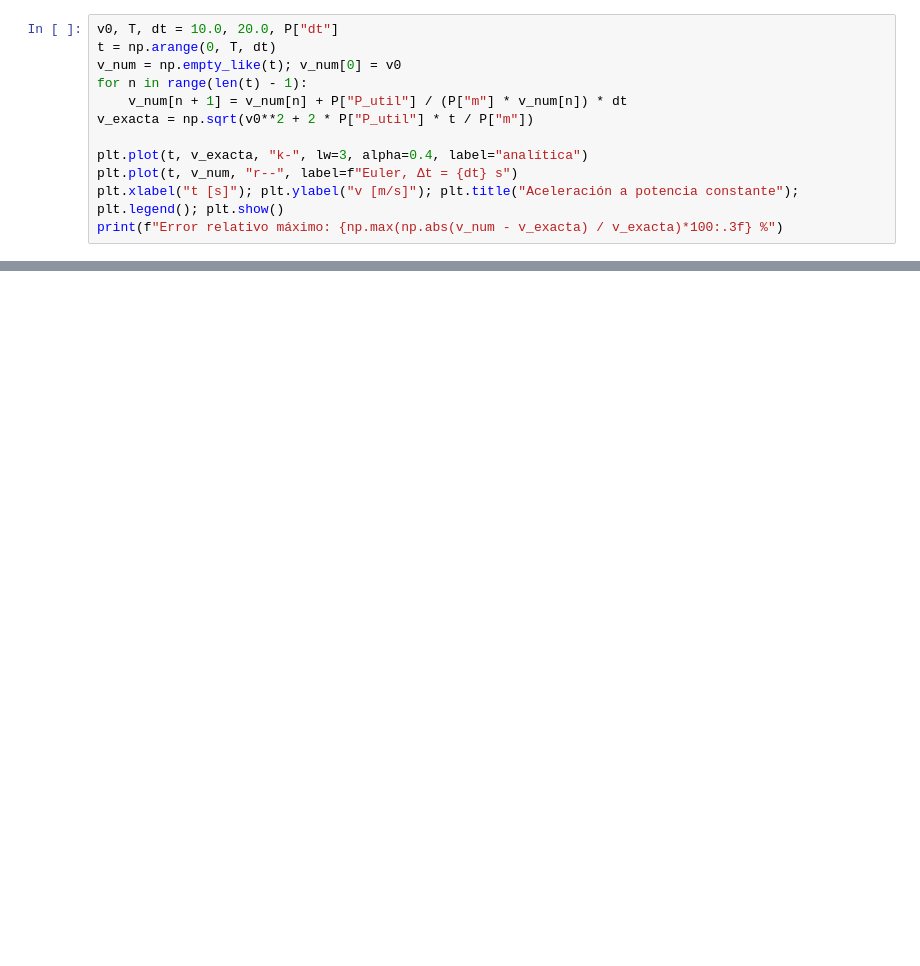
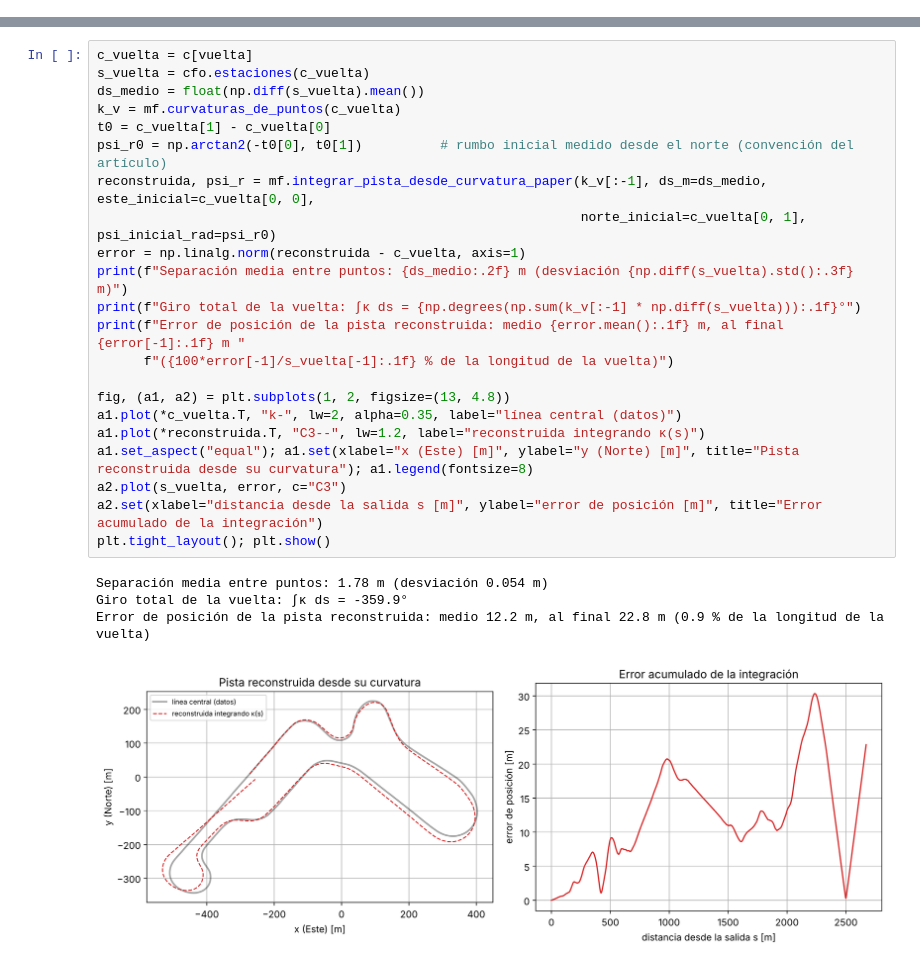
Before and after one commit to SamuelB562/Proyecto_Fisica, a Jupyter notebook: Proyecto_final_Fisica.ipynb, the cells around one changed output, grey strips where cells are left out. Saved outputs shown, nothing was run; the diff lists cells and outputs as text; blank space fills up the shorter version.

```diff
--- a/Proyecto_final_Fisica.ipynb
+++ b/Proyecto_final_Fisica.ipynb
@@ -486,12 +0,0 @@ $$v(t) = \sqrt{v_0^2 + \frac{2Pt}{m}}$$
-# %%
-v0, T, dt = 10.0, 20.0, P["dt"]
-t = np.arange(0, T, dt)
-v_num = np.empty_like(t); v_num[0] = v0
-for n in range(len(t) - 1):
-    v_num[n + 1] = v_num[n] + P["P_util"] / (P["m"] * v_num[n]) * dt
-v_exacta = np.sqrt(v0**2 + 2 * P["P_util"] * t / P["m"])
-
-plt.plot(t, v_exacta, "k-", lw=3, alpha=0.4, label="analítica")
-plt.plot(t, v_num, "r--", label=f"Euler, Δt = {dt} s")
-plt.xlabel("t [s]"); plt.ylabel("v [m/s]"); plt.title("Aceleración a potencia constante"); plt.legend(); plt.show()
-print(f"Error relativo máximo: {np.max(np.abs(v_num - v_exacta) / v_exacta)*100:.3f} %")
@@ -700,0 +600,27 @@ Recordar que todo lo que esté en el notebook puede ser objeto de preguntas en l
+# %%
+c_vuelta = c[vuelta]
+s_vuelta = cfo.estaciones(c_vuelta)
+ds_medio = float(np.diff(s_vuelta).mean())
+k_v = mf.curvaturas_de_puntos(c_vuelta)
+t0 = c_vuelta[1] - c_vuelta[0]
+psi_r0 = np.arctan2(-t0[0], t0[1])          # rumbo inicial medido desde el norte (convención del artículo)
+reconstruida, psi_r = mf.integrar_pista_desde_curvatura_paper(k_v[:-1], ds_m=ds_medio, este_inicial=c_vuelta[0, 0],
+                                                              norte_inicial=c_vuelta[0, 1], psi_inicial_rad=psi_r0)
+error = np.linalg.norm(reconstruida - c_vuelta, axis=1)
+print(f"Separación media entre puntos: {ds_medio:.2f} m (desviación {np.diff(s_vuelta).std():.3f} m)")
+print(f"Giro total de la vuelta: ∫κ ds = {np.degrees(np.sum(k_v[:-1] * np.diff(s_vuelta))):.1f}°")
+print(f"Error de posición de la pista reconstruida: medio {error.mean():.1f} m, al final {error[-1]:.1f} m "
+      f"({100*error[-1]/s_vuelta[-1]:.1f} % de la longitud de la vuelta)")
+
+fig, (a1, a2) = plt.subplots(1, 2, figsize=(13, 4.8))
+a1.plot(*c_vuelta.T, "k-", lw=2, alpha=0.35, label="línea central (datos)")
+a1.plot(*reconstruida.T, "C3--", lw=1.2, label="reconstruida integrando κ(s)")
+a1.set_aspect("equal"); a1.set(xlabel="x (Este) [m]", ylabel="y (Norte) [m]", title="Pista reconstruida desde su curvatura"); a1.legend(fontsize=8)
+a2.plot(s_vuelta, error, c="C3")
+a2.set(xlabel="distancia desde la salida s [m]", ylabel="error de posición [m]", title="Error acumulado de la integración")
+plt.tight_layout(); plt.show()
+# %% [output]
+Separación media entre puntos: 1.78 m (desviación 0.054 m)
+Giro total de la vuelta: ∫κ ds = -359.9°
+Error de posición de la pista reconstruida: medio 12.2 m, al final 22.8 m (0.9 % de la longitud de la vuelta)
+[figure, added]
```
Also changed, not shown: parts of 129 cells of this notebook.
